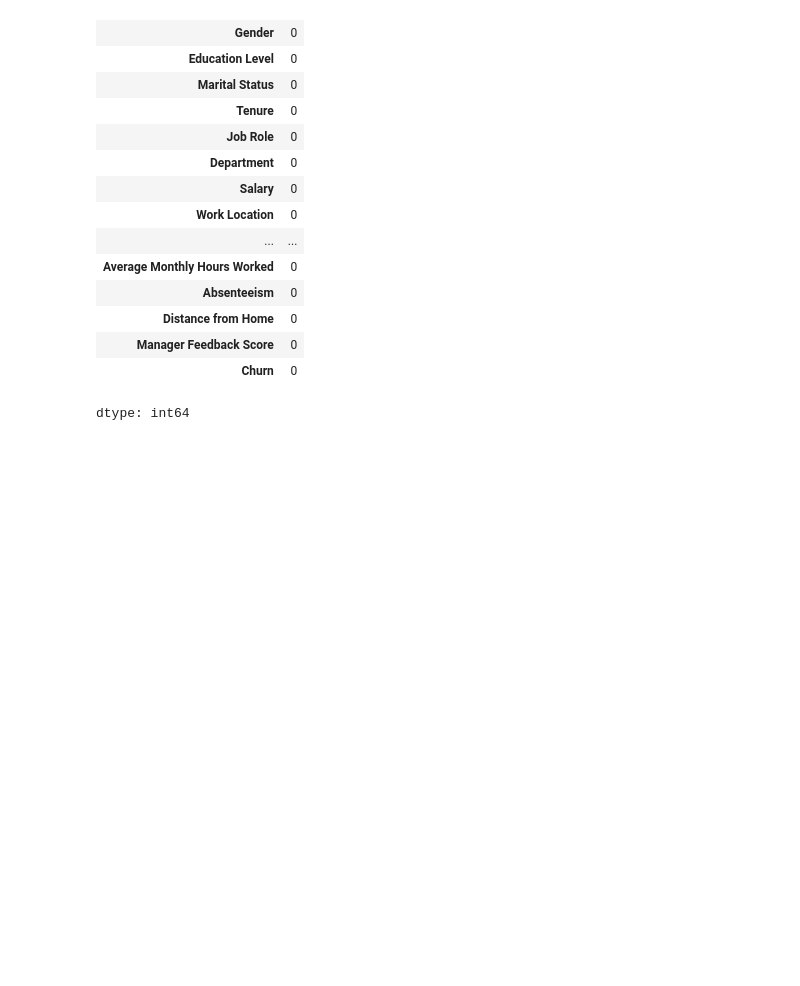
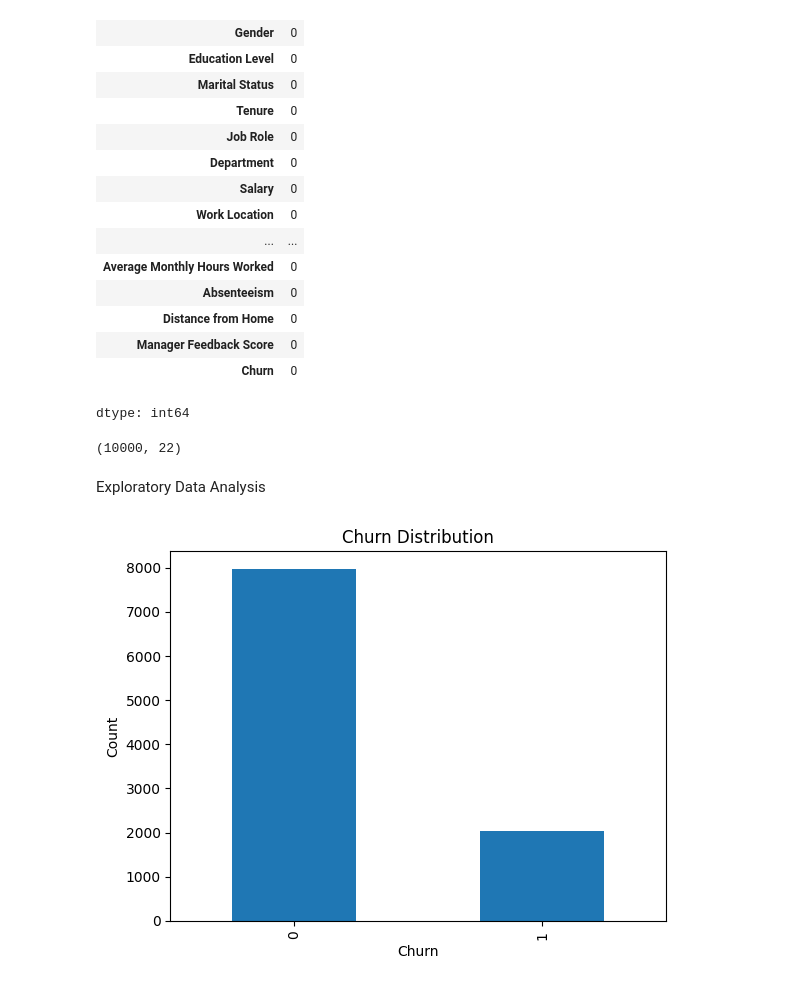
Before and after one commit to serahnjogu-new/Employee-churn-full-pipeline, a Jupyter notebook: Employee_churn_full_pipeline.ipynb, the cells around one changed output. Drawn from its saved outputs; the diff is of its cells as text; code cells hidden in the pictures; blank space fills up the shorter version.

```diff
--- a/Employee_churn_full_pipeline.ipynb
+++ b/Employee_churn_full_pipeline.ipynb
@@ -86,3 +86,17 @@ df.isnull().sum()
 | Manager Feedback Score | 0 |
 | Churn | 0 |
 dtype: int64
+# %%
+df.shape
+# %% [output]
+(10000, 22)
+# %% [markdown]
+Exploratory Data Analysis
+# %%
+df['Churn'].value_counts().plot(kind='bar')
+plt.title('Churn Distribution')
+plt.xlabel('Churn')
+plt.ylabel('Count')
+plt.show()
+# %% [output]
+[figure, added]
```
Also changed, not shown: parts of 26 cells of this notebook.
